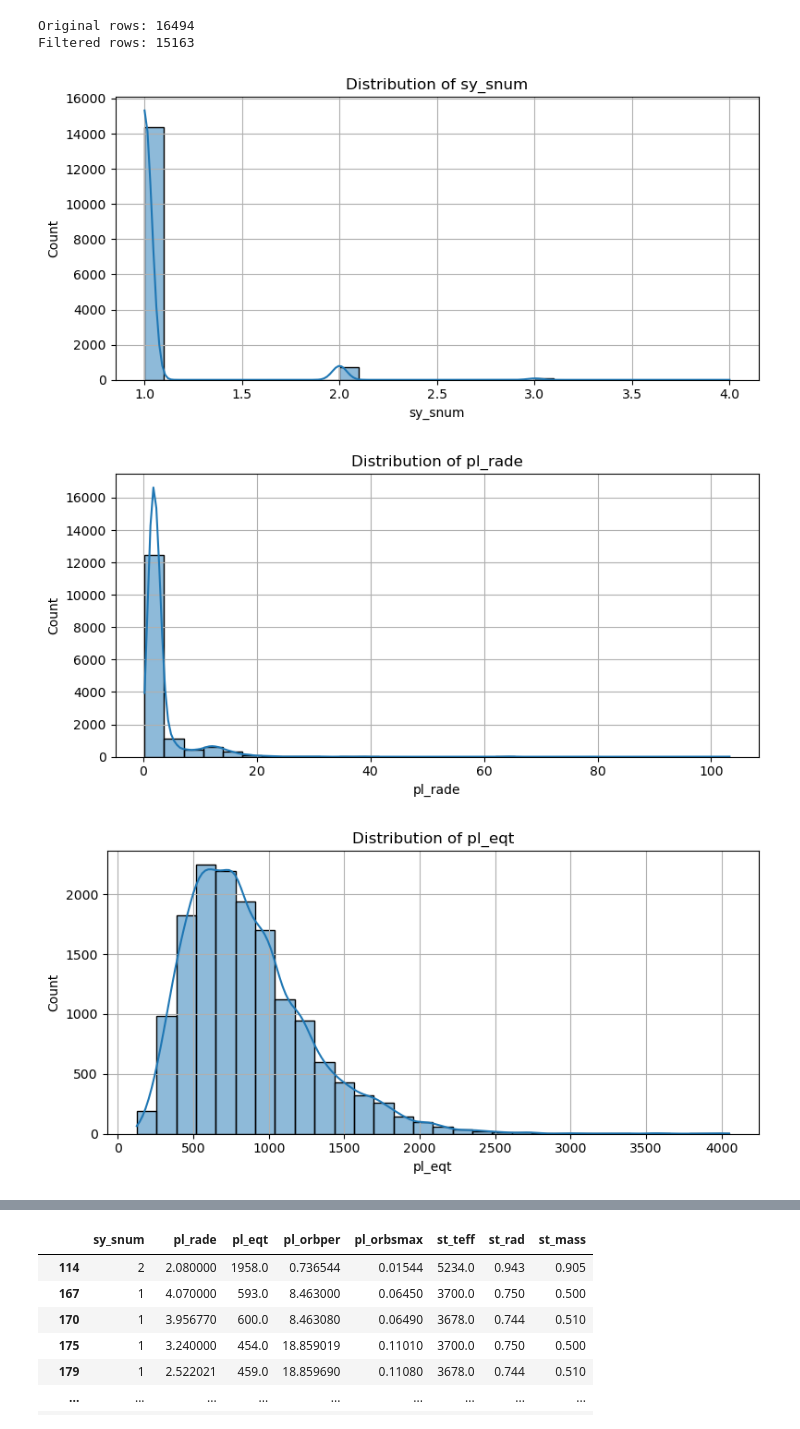
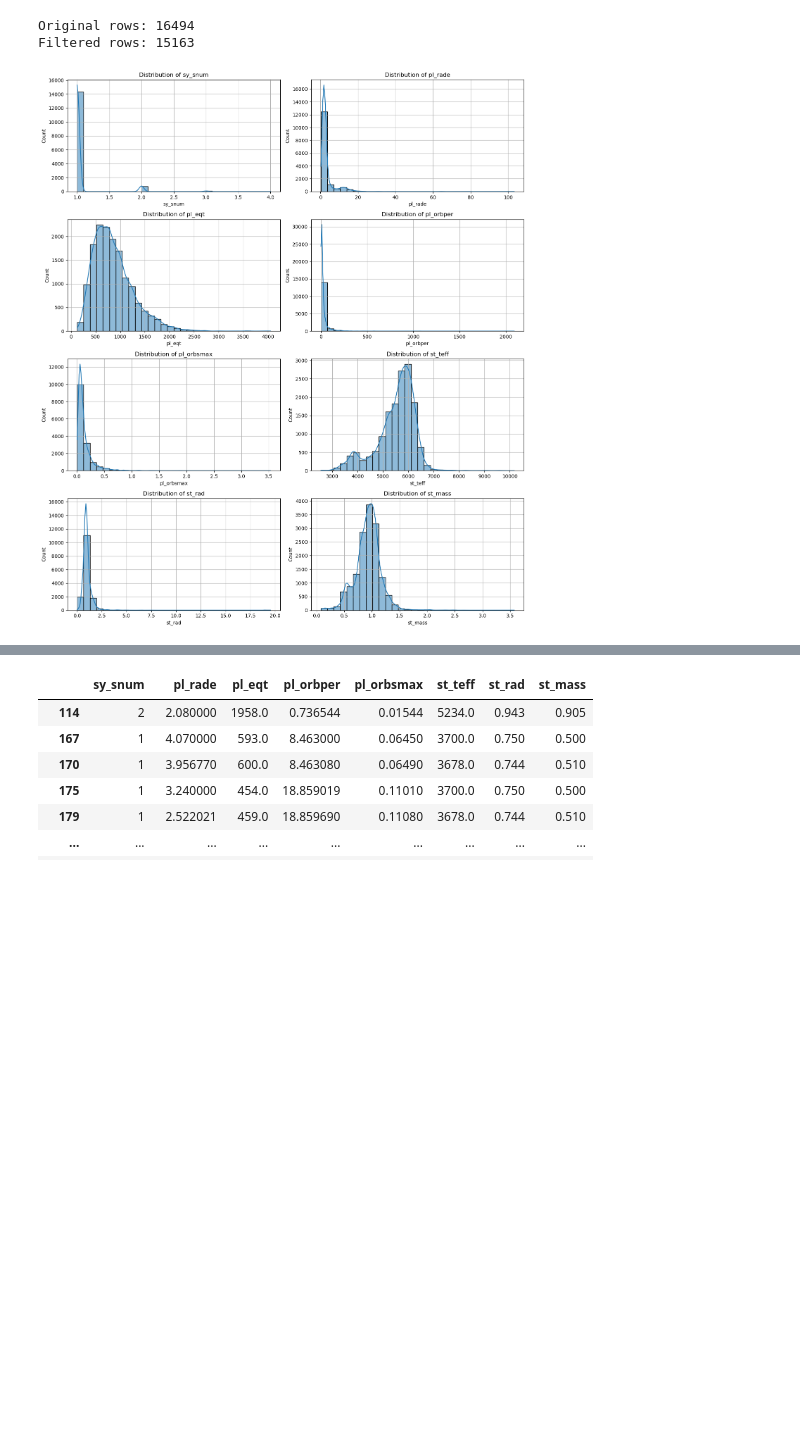
Before and after one commit to jzs3uu/Exoplanets, a Jupyter notebook: cleaning_EDA.ipynb, the cells around one changed output, grey strips where cells are left out. Cells and saved outputs as stored; diff of their text form; code cells hidden in the pictures; blank space fills up the shorter version.

```diff
--- a/cleaning_EDA.ipynb
+++ b/cleaning_EDA.ipynb
@@ -222,21 +220,20 @@ print(f"Filtered rows: {len(df_cleaned)}")
 Original rows: 16494
 Filtered rows: 15163
 # %%
-import seaborn as sns
 
+# Create a 2-column by 4-row subplot
+fig, axes = plt.subplots(4, 2, figsize=(14, 16))  # Adjust rows and columns as needed
+axes = axes.flatten()  # Flatten the 2D array of axes for easier iteration
 
-features = ['sy_snum', 'pl_rade', 'pl_eqt', 'pl_orbper', 'pl_orbsmax', 'st_teff', 'st_rad', 'st_mass']
+for i, feature in enumerate(features):  # Iterate through all 8 features
+    sns.histplot(df_cleaned[feature], kde=True, bins=30, ax=axes[i])
+    axes[i].set_title(f'Distribution of {feature}')
+    axes[i].set_xlabel(feature)
+    axes[i].set_ylabel('Count')
+    axes[i].grid(True)
 
-for feature in features:
-    plt.figure(figsize=(8, 4))
-    sns.histplot(df_cleaned[feature], kde=True, bins=30)
-    plt.title(f'Distribution of {feature}')
-    plt.xlabel(feature)
-    plt.ylabel('Count')
-    plt.grid(True)
-    plt.tight_layout()
-    plt.show()
+# Adjust layout to prevent overlap
+plt.tight_layout()
+plt.show()
 # %% [output]
-[figure, old version]
+[figure, new version]
-[figure, removed]
-[figure, removed]
```
Also changed, not shown: parts of 6 cells of this notebook, 2 other files.
